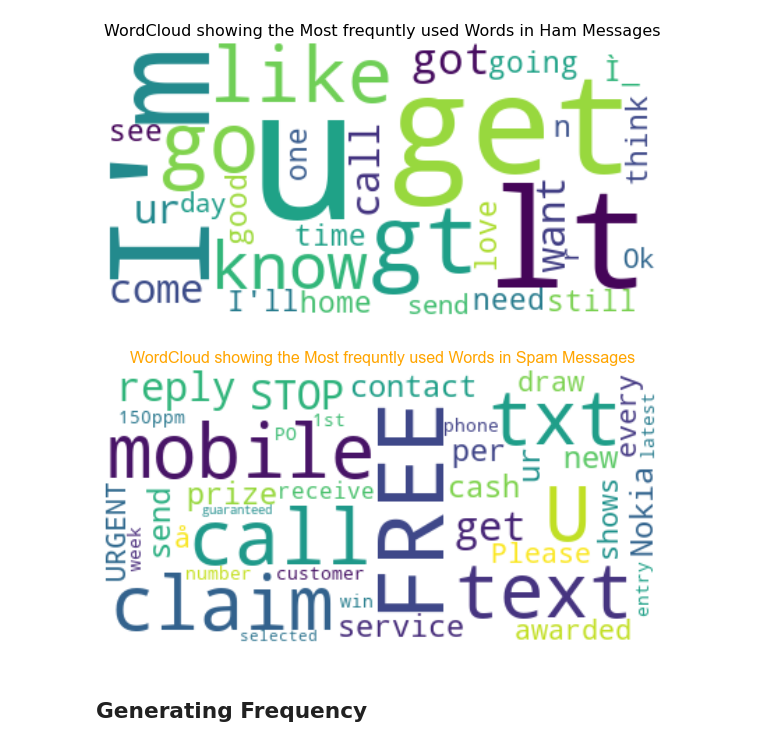
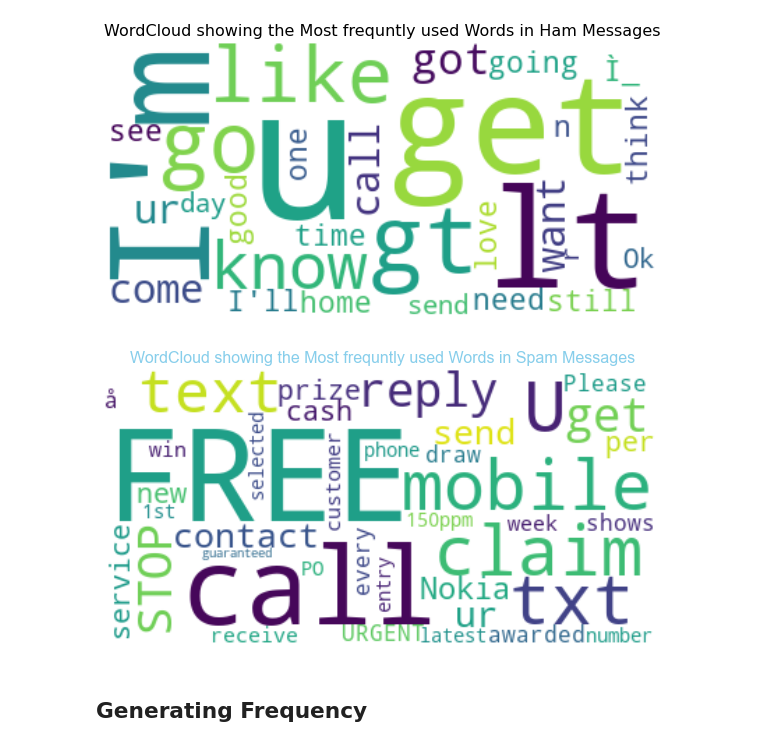
Before and after one commit to Bernado6/Unstructured-Data, a Jupyter notebook: Unstractured Data Analysis.ipynb, the cells around one changed output. Cells and saved outputs as stored; diff of their text form; code cells hidden in the pictures.

```diff
--- a/Unstractured Data Analysis.ipynb
+++ b/Unstractured Data Analysis.ipynb
@@ -170,13 +170,13 @@ plt.show()
 # %%
 wordcloud_spam = WordCloud(stopwords=stop_words, background_color='white')
 wordcloud_spam.generate(common_spam)
 plt.figure(figsize=(10,6))
 plt.imshow(wordcloud_spam, interpolation='bilinear')
-plt.title("WordCloud showing the Most frequntly used Words in Spam Messages", fontsize = 16, color = 'orange')
+plt.title("WordCloud showing the Most frequntly used Words in Spam Messages", fontsize = 16, color = 'Skyblue')
 plt.axis('off')
 plt.show()
 # %% [output]
-[figure, old version]
+[figure, new version]
 # %% [markdown]
 ## Generating Frequency
 # %%
```
Also changed, not shown: 1 other file.
